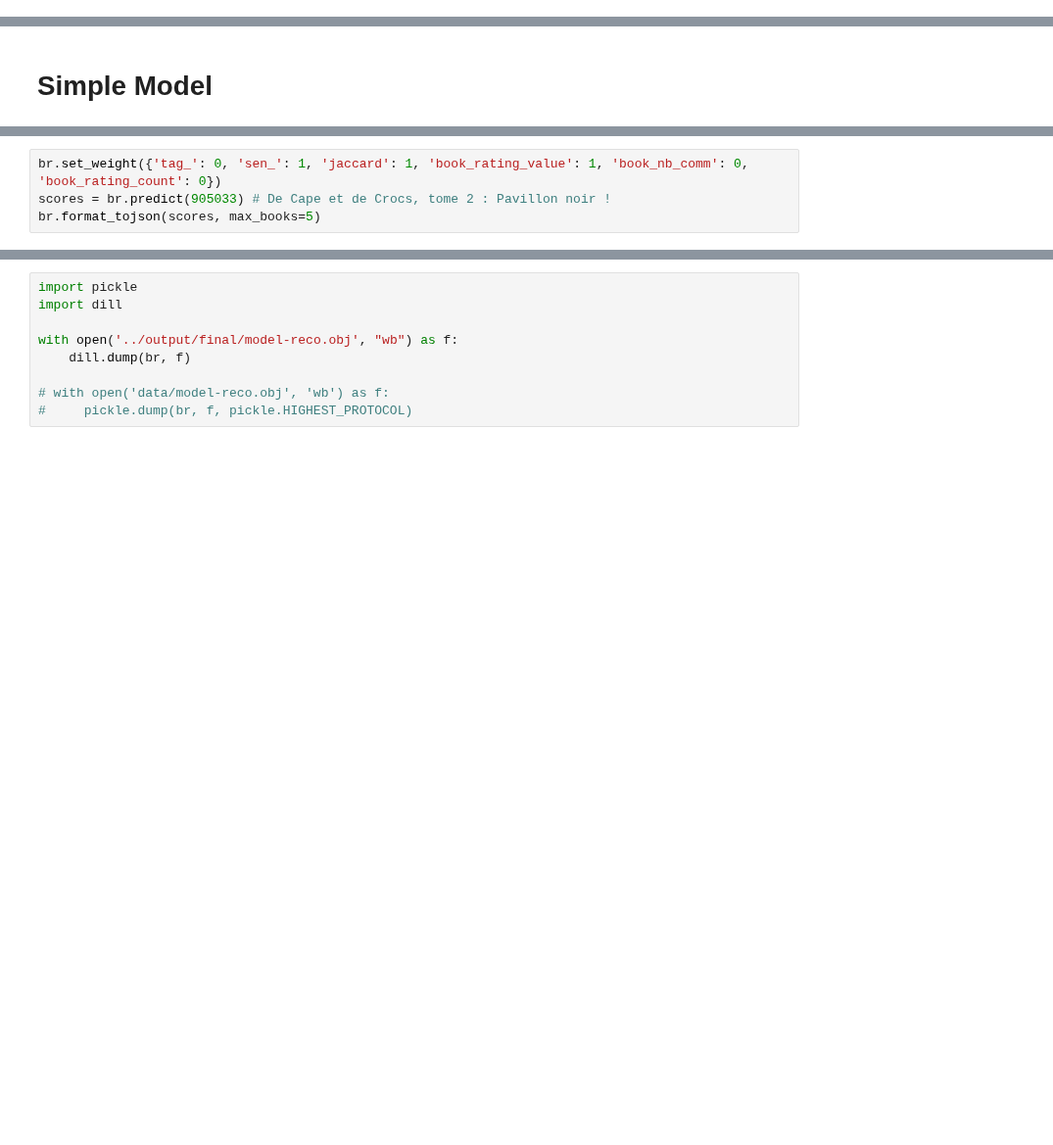
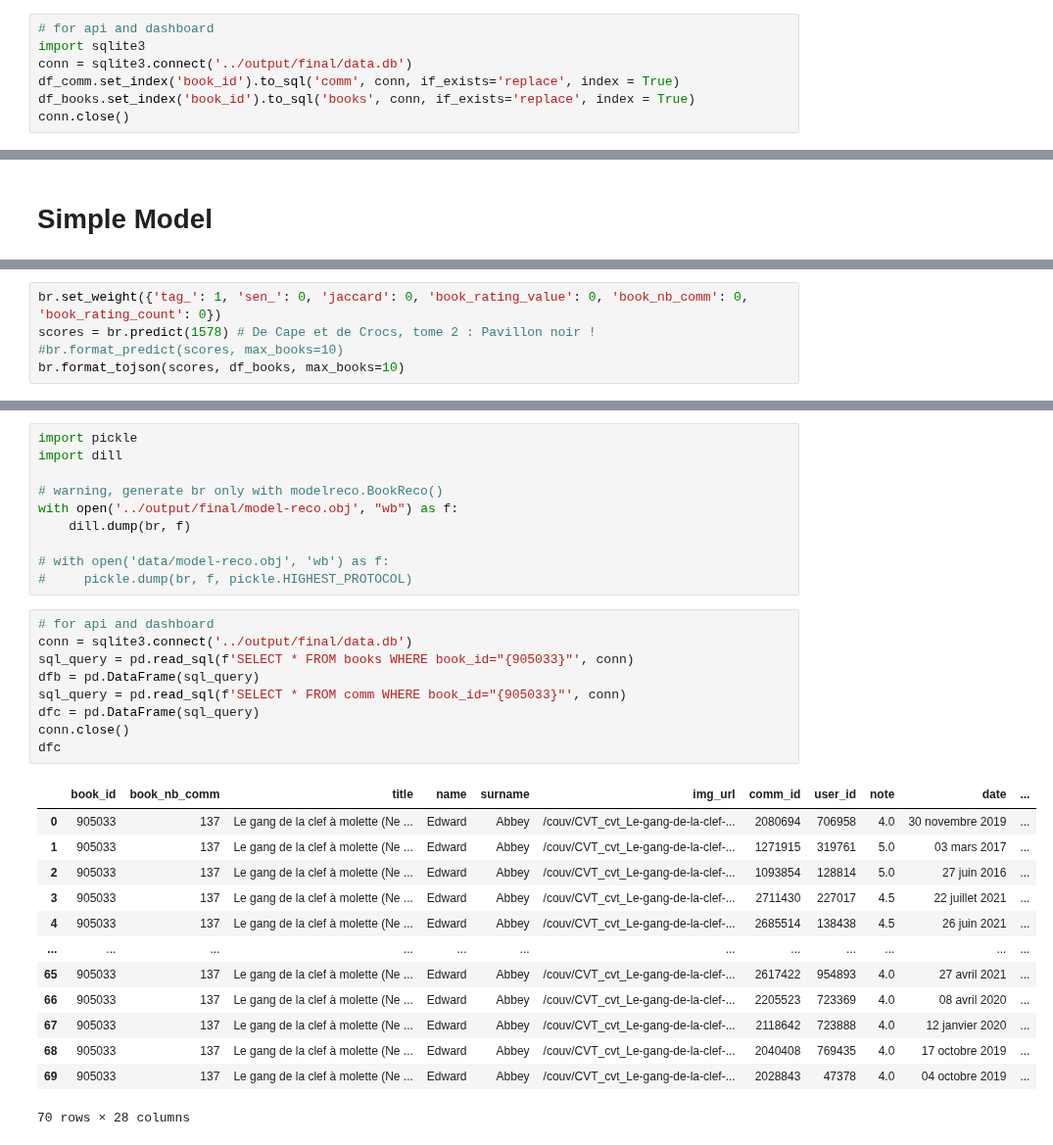
Before and after one commit to edtjulien/Books-recommendations, a Jupyter notebook: recommendation/reco-julien-clean.ipynb, the cells around one changed output, grey strips where cells are left out. Shown at 98% size. Cells and saved outputs as stored; diff of their text form; blank space fills up the shorter version.

```diff
--- a/recommendation/reco-julien-clean.ipynb
+++ b/recommendation/reco-julien-clean.ipynb
@@ -190,3 +157,10 @@ df_comm
+# %%
+# for api and dashboard
+import sqlite3
+conn = sqlite3.connect('../output/final/data.db')
+df_comm.set_index('book_id').to_sql('comm', conn, if_exists='replace', index = True)
+df_books.set_index('book_id').to_sql('books', conn, if_exists='replace', index = True)
+conn.close()
 # %%
 #df_jaccard = pd.read_csv('../output/jacsim.csv')
 df_jaccard = pd.read_csv('../analyse/distance_jaccard.csv')
@@ -367,7 +348,8 @@ br.fit(df_books)
 # scores = br.predict(123961) # De Cape et de Crocs, tome 2 : Pavillon noir !
 # br.format_tojson(scores, max_books=5)
 # %%
-br.set_weight({'tag_': 0, 'sen_': 1, 'jaccard': 1, 'book_rating_value': 1, 'book_nb_comm': 0, 'book_rating_count': 0})
-scores = br.predict(905033) # De Cape et de Crocs, tome 2 : Pavillon noir !
-br.format_tojson(scores, max_books=5)
+br.set_weight({'tag_': 1, 'sen_': 0, 'jaccard': 0, 'book_rating_value': 0, 'book_nb_comm': 0, 'book_rating_count': 0})
+scores = br.predict(1578) # De Cape et de Crocs, tome 2 : Pavillon noir !
+#br.format_predict(scores, max_books=10)
+br.format_tojson(scores, df_books, max_books=10)
 # %% [output]
@@ -392,8 +374,32 @@ br.format_tojson(scores, max_books=5)
 import pickle
 import dill
 
+# warning, generate br only with modelreco.BookReco()
 with open('../output/final/model-reco.obj', "wb") as f:
     dill.dump(br, f)
 
 # with open('data/model-reco.obj', 'wb') as f:
 #     pickle.dump(br, f, pickle.HIGHEST_PROTOCOL)
+# %%
+# for api and dashboard
+conn = sqlite3.connect('../output/final/data.db')
+sql_query = pd.read_sql(f'SELECT * FROM books WHERE book_id="{905033}"', conn)
+dfb = pd.DataFrame(sql_query)
+sql_query = pd.read_sql(f'SELECT * FROM comm WHERE book_id="{905033}"', conn)
+dfc = pd.DataFrame(sql_query)
+conn.close()
+dfc
+# %% [output]
+|  | book_id | book_nb_comm | title | name | surname | img_url | comm_id | user_id | note | date | ... |
+| 0 | 905033 | 137 | Le gang de la clef à molette (Ne ... | Edward | Abbey | /couv/CVT_cvt_Le-gang-de-la-clef-... | 2080694 | 706958 | 4.0 | 30 novembre 2019 | ... |
+| 1 | 905033 | 137 | Le gang de la clef à molette (Ne ... | Edward | Abbey | /couv/CVT_cvt_Le-gang-de-la-clef-... | 1271915 | 319761 | 5.0 | 03 mars 2017 | ... |
+| 2 | 905033 | 137 | Le gang de la clef à molette (Ne ... | Edward | Abbey | /couv/CVT_cvt_Le-gang-de-la-clef-... | 1093854 | 128814 | 5.0 | 27 juin 2016 | ... |
+| 3 | 905033 | 137 | Le gang de la clef à molette (Ne ... | Edward | Abbey | /couv/CVT_cvt_Le-gang-de-la-clef-... | 2711430 | 227017 | 4.5 | 22 juillet 2021 | ... |
+| 4 | 905033 | 137 | Le gang de la clef à molette (Ne ... | Edward | Abbey | /couv/CVT_cvt_Le-gang-de-la-clef-... | 2685514 | 138438 | 4.5 | 26 juin 2021 | ... |
+| ... | ... | ... | ... | ... | ... | ... | ... | ... | ... | ... | ... |
+| 65 | 905033 | 137 | Le gang de la clef à molette (Ne ... | Edward | Abbey | /couv/CVT_cvt_Le-gang-de-la-clef-... | 2617422 | 954893 | 4.0 | 27 avril 2021 | ... |
+| 66 | 905033 | 137 | Le gang de la clef à molette (Ne ... | Edward | Abbey | /couv/CVT_cvt_Le-gang-de-la-clef-... | 2205523 | 723369 | 4.0 | 08 avril 2020 | ... |
+| 67 | 905033 | 137 | Le gang de la clef à molette (Ne ... | Edward | Abbey | /couv/CVT_cvt_Le-gang-de-la-clef-... | 2118642 | 723888 | 4.0 | 12 janvier 2020 | ... |
+| 68 | 905033 | 137 | Le gang de la clef à molette (Ne ... | Edward | Abbey | /couv/CVT_cvt_Le-gang-de-la-clef-... | 2040408 | 769435 | 4.0 | 17 octobre 2019 | ... |
+| 69 | 905033 | 137 | Le gang de la clef à molette (Ne ... | Edward | Abbey | /couv/CVT_cvt_Le-gang-de-la-clef-... | 2028843 | 47378 | 4.0 | 04 octobre 2019 | ... |
+70 rows × 28 columns
```
Also changed, not shown: parts of 7 cells of this notebook, 7 other files.
